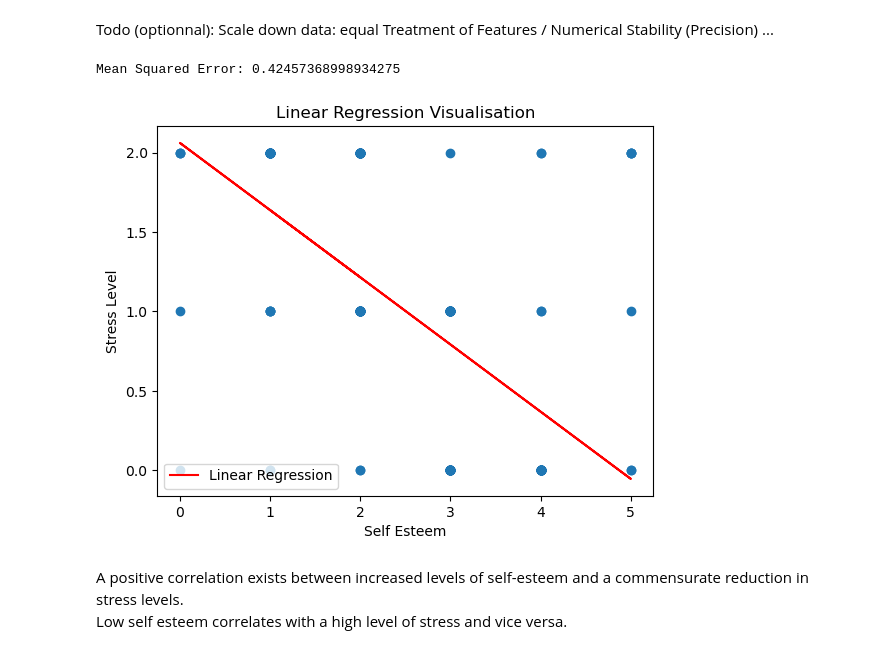
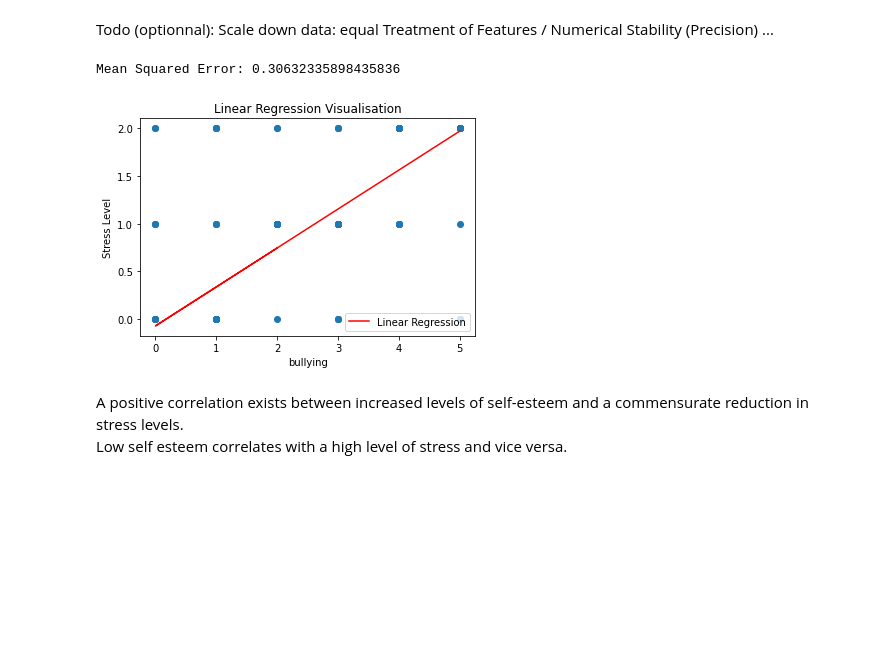
Before and after one commit to Yosri-Jemai/Student-Stress-Factors, a Jupyter notebook: Student Stress Analysis.ipynb, the cells around one changed output. Drawn from its saved outputs; the diff is of its cells as text; code cells hidden in the pictures; blank space fills up the shorter version.

```diff
--- a/Student Stress Analysis.ipynb
+++ b/Student Stress Analysis.ipynb
@@ -320,7 +320,7 @@ from sklearn.preprocessing import StandardScaler
 Train Dataset: Used to fit the machine learning model
 Test Dataset: Used to evaluate the fit machine learning model
 # %%
-X = ds[['living_conditions']]
+X = ds[['bullying']]
 y = ds[['stress_level']]
 # Split the data into training and testing sets
 X_train, X_test, y_train, y_test = train_test_split(X, y, test_size=0.2, random_state=42)
@@ -348,18 +348,18 @@ y_pred = model.predict(X_test) # y_pred = m * X_train + c
 mse = mean_squared_error(y_test, y_pred)
 print(f'Mean Squared Error: {mse}')
 # %% [output]
-Mean Squared Error: 0.42457368998934275
+Mean Squared Error: 0.30632335898435836
 # %%
 # Visualize the results
 plt.scatter(X_test, y_test)
 plt.plot(X_test, y_pred, color='red', label='Linear Regression')
-plt.xlabel('Self Esteem')
+plt.xlabel('bullying')
 plt.ylabel('Stress Level')
 plt.legend()
 plt.title('Linear Regression Visualisation')
 plt.show()
 # %% [output]
-[figure, old version]
+[figure, new version]
 # %% [markdown]
 A positive correlation exists between increased levels of self-esteem and a commensurate reduction in stress levels.
 Low self esteem correlates with a high level of stress and vice versa.
```
Also changed, not shown: parts of 22 cells of this notebook, 1 other file.
